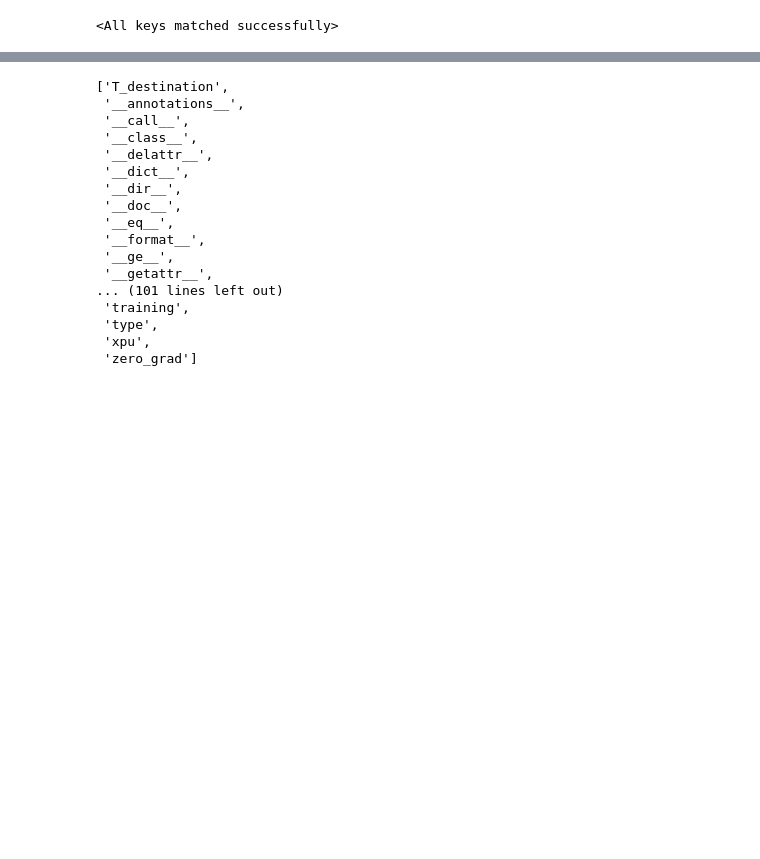
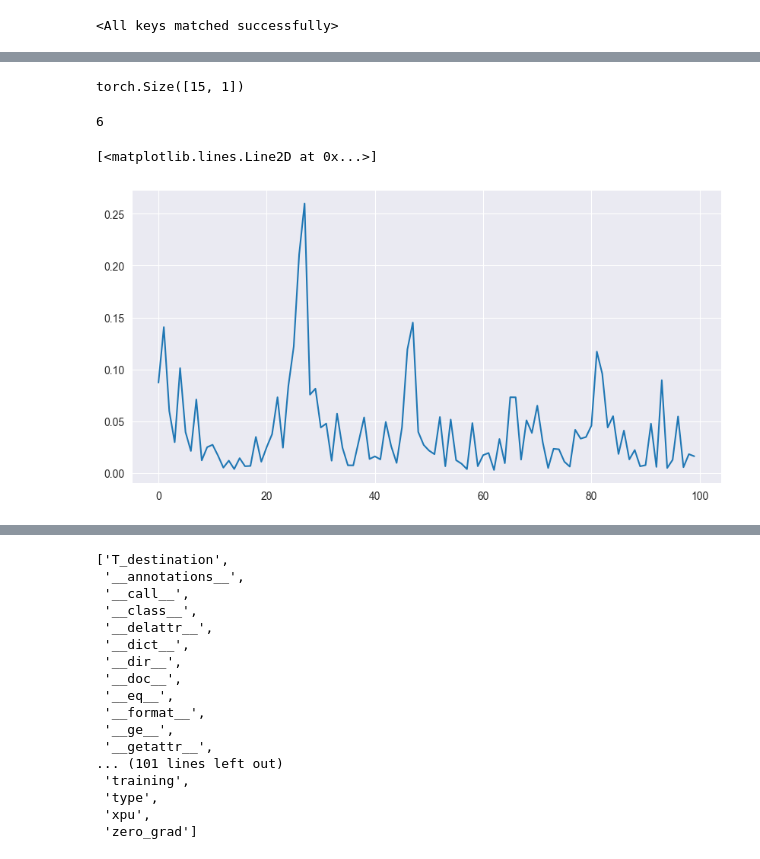
Before and after one commit to kerlinjr/satana, a Jupyter notebook: notebooks/image_calssification.ipynb, the cells around one changed output, grey strips where cells are left out. Cells and saved outputs as stored; diff of their text form; code cells hidden in the pictures; blank space fills up the shorter version.

```diff
--- a/notebooks/image_calssification.ipynb
+++ b/notebooks/image_calssification.ipynb
@@ -405,5 +738,43 @@ model.classifier[1] = nn.Linear(1280, 2)
 # %%
 # Define the loss function
-criterion = nn.CrossEntropyLoss()
+criterion = nn.BCEWithLogitsLoss()
 # Define the optimizer
-optimizer = optim.Adam(model.parameters(), lr=0.001)
+optimizer = optim.Adam(model.parameters(), lr=0.001,weight_decay=0.001)
+# %%
+# Train the model to predict whether or not an air conditioner is present (just present1hot and no other features)
+num_epochs = 100
+device = torch.device('mps')
+model.to(device)
+
+train_losses = []
+val_losses = []
+
+for epoch in range(num_epochs):
+    model.train()
+    train_loss = 0.0
+    for images, present1hot, present_unknown1hot, leaking1hot, leaking_unknown1hot in tqdm(train_dataloader):
+        images = images.to(device)
+        optimizer.zero_grad()
+        outputs = model(images)
+        present1hot = present1hot.to(device).float()
+        present1hot = present1hot.view(outputs.shape)
+        loss = criterion(outputs, present1hot)
+        loss.backward()
+        optimizer.step()
+        train_loss += loss.item()
+
+    train_losses.append(train_loss / len(train_dataloader))
+    print(f'Epoch {epoch+1}/{num_epochs}, Train Loss: {train_losses[-1]}')
+
+    model.eval()
+    val_loss = 0.0
+    for images, present1hot, present_unknown1hot, leaking1hot, leaking_unknown1hot in tqdm(val_dataloader):
+        images = images.to(device)
+        outputs = model(images)
+        present1hot = present1hot.to(device).float()
+        present1hot = present1hot.view(outputs.shape)
+        loss = criterion(outputs, present1hot)
+        val_loss += loss.item()
+
+    val_losses.append(val_loss / len(val_dataloader))
+    print(f'Epoch {epoch+1}/{num_epochs}, Validation Loss: {val_losses[-1]}')
@@ -409,0 +795,14 @@ optimizer = optim.Adam(model.parameters(), lr=0.001)
+# %%
+outputs.shape
+# %% [output]
+torch.Size([15, 1])
+# %%
+len(tqdm(train_dataloader))
+# %% [output]
+6
+# %%
+plt.figure(figsize=(10,5))
+plt.plot(train_losses, label='Train Loss')
+# %% [output]
+[<matplotlib.lines.Line2D at 0x...>]
+[figure, added]
```
Also changed, not shown: parts of 32 cells of this notebook, 2 other files.
